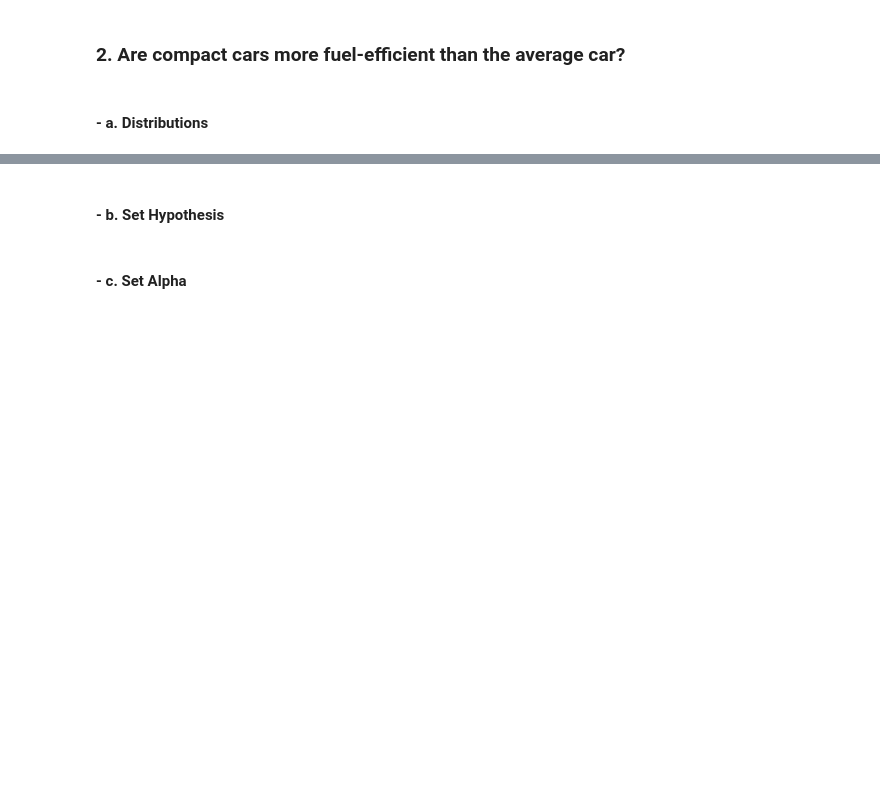
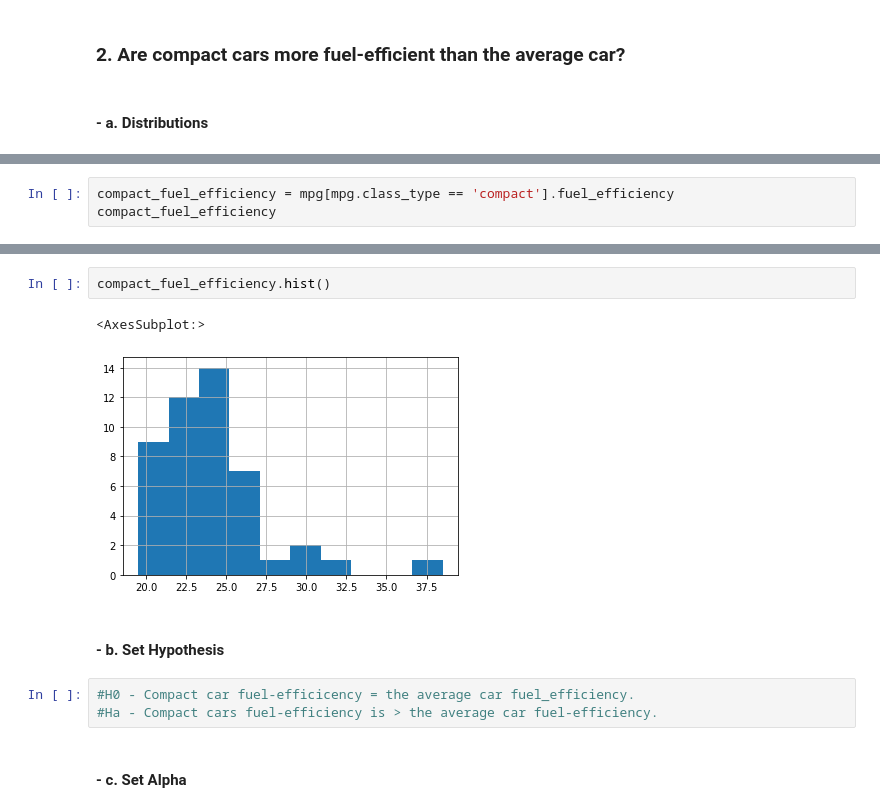
Before and after one commit to rachelrobbinsmayhill/statistics_exercises, a Jupyter notebook: hypothesis_testing.ipynb, the cells around one changed output, grey strips where cells are left out. Saved outputs shown, nothing was run; the diff lists cells and outputs as text; blank space fills up the shorter version.

```diff
--- a/hypothesis_testing.ipynb
+++ b/hypothesis_testing.ipynb
@@ -231,0 +352,3 @@ mpg.head()
+# %%
+compact_fuel_efficiency = mpg[mpg.class_type == 'compact'].fuel_efficiency
+compact_fuel_efficiency
@@ -232,5 +373,13 @@ mpg.head()
+# %%
+compact_fuel_efficiency.hist()
+# %% [output]
+<AxesSubplot:>
+[figure, added]
 # %% [markdown]
 #### - b. Set Hypothesis
+# %%
+#H0 - Compact car fuel-efficicency = the average car fuel_efficiency.
+#Ha - Compact cars fuel-efficiency is > the average car fuel-efficiency.
 # %% [markdown]
 #### - c. Set Alpha
 # %%
```
Also changed, not shown: parts of 36 cells of this notebook.
